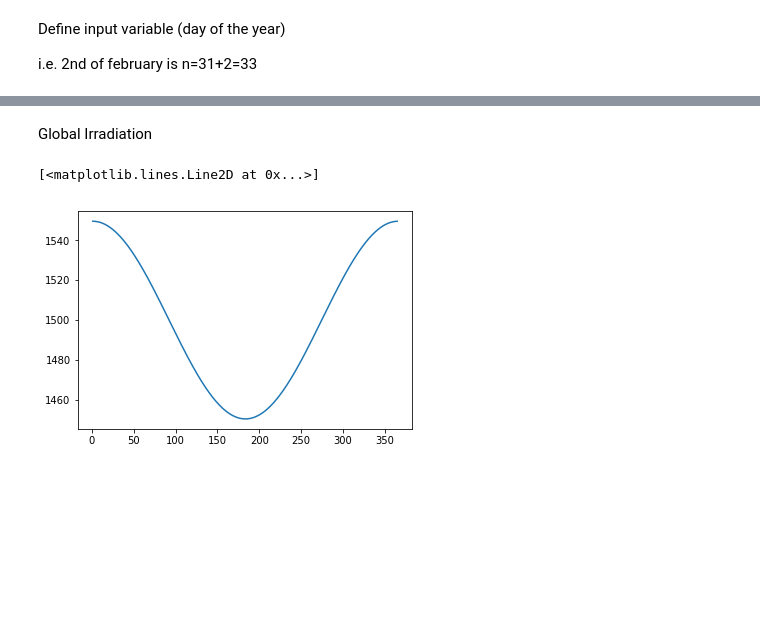
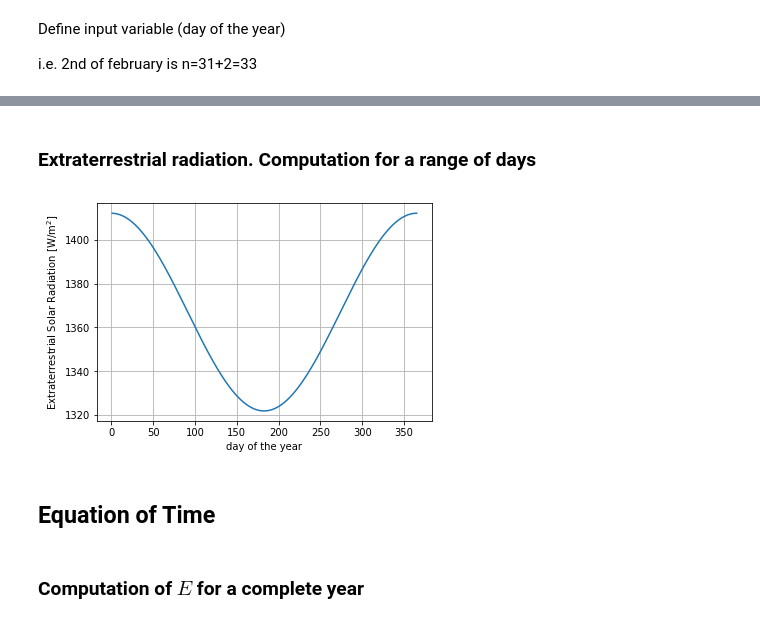
Before and after one commit to mmanana/pvsystems, a Jupyter notebook: pvsystems_example_01.ipynb, the cells around one changed output, grey strips where cells are left out. Drawn from its saved outputs; the diff is of its cells as text; code cells hidden in the pictures; blank space fills up the shorter version.

```diff
--- a/pvsystems_example_01.ipynb
+++ b/pvsystems_example_01.ipynb
@@ -18,5 +26,7 @@ Define input variable (day of the year)
 
 i.e.
 2nd of february is n=31+2=33
+# %%
+S1=PVS()
 # %%
 n=33
@@ -28,15 +38,19 @@ print(str(Gon) + " W/m^2")
-# %% [markdown]
-Global Irradiation
+# %% [markdown]
+### Extraterrestrial radiation. Computation for a range of days
 # %%
 Nday = np.linspace(1, 365, 365)
-np.empty([2, 2], dtype=int)
-Gsc = np.zeros(365)
-Gon = 1500.0
+Gsc = []
-# %%
-for n in range(len(Nday)):
-    Gsc[n]=Gon*(1+0.033*math.cos((math.pi/180.0)*360.0*n/365.0))
-
-plt.plot(Nday,Gsc)
-# %% [output]
-[<matplotlib.lines.Line2D at 0x...>]
-[figure, removed]
+# %%
+for d in Nday:
+    Gsc.append( S1.Gon(d))
+# %%
+plt.plot(Nday,Gsc)
+plt.xlabel('day of the year')
+plt.ylabel('Extraterrestrial Solar Radiation [W/m$^2$]')
+plt.grid()
+# %% [output]
+[figure, added]
+# %% [markdown]
+## Equation of Time
+# %% [markdown]
+### Computation of $E$ for a complete year
```
Also changed, not shown: parts of 19 cells of this notebook, 2 other files.
